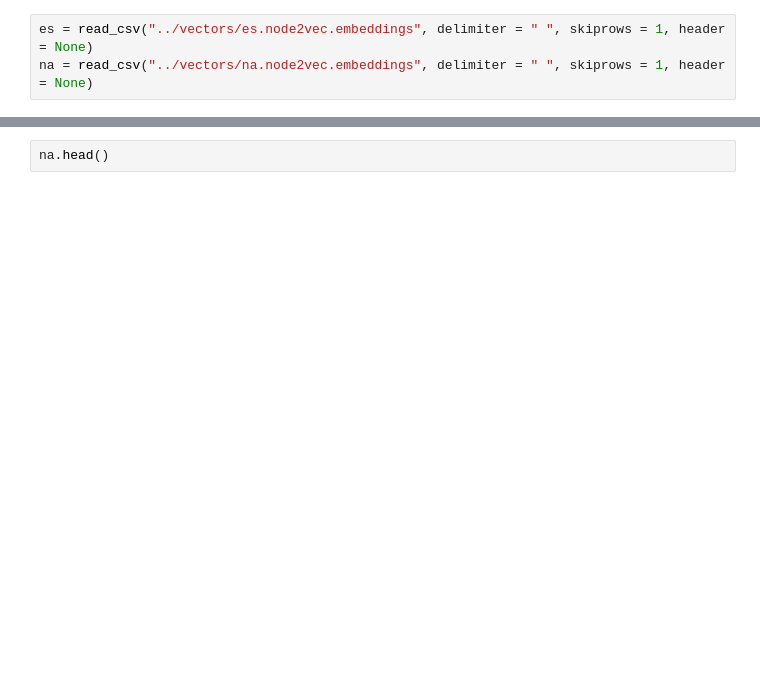
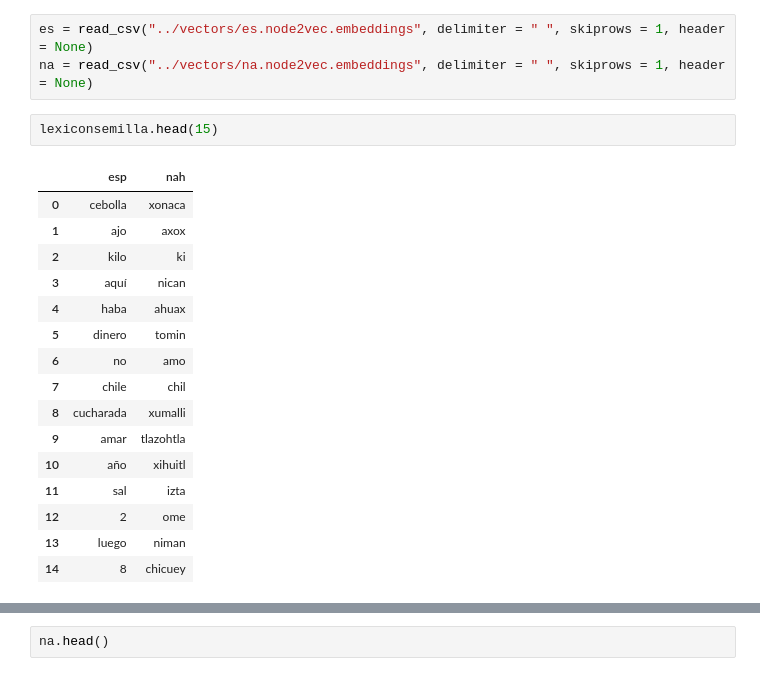
Before and after one commit to jolivaresc/TSTL, a Jupyter notebook: prototypes/Prototype.ipynb, the cells around one changed output, grey strips where cells are left out. Saved outputs shown, nothing was run; the diff lists cells and outputs as text; blank space fills up the shorter version.

```diff
--- a/prototypes/Prototype.ipynb
+++ b/prototypes/Prototype.ipynb
@@ -15,4 +44,23 @@ set_option('precision', 18)
 # %%
 es = read_csv("../vectors/es.node2vec.embeddings", delimiter = " ", skiprows = 1, header = None)
 na = read_csv("../vectors/na.node2vec.embeddings", delimiter = " ", skiprows = 1, header = None)
+# %%
+lexiconsemilla.head(15)
+# %% [output]
+|  | esp | nah |
+| 0 | cebolla | xonaca |
+| 1 | ajo | axox |
+| 2 | kilo | ki |
+| 3 | aquí | nican |
+| 4 | haba | ahuax |
+| 5 | dinero | tomin |
+| 6 | no | amo |
+| 7 | chile | chil |
+| 8 | cucharada | xumalli |
+| 9 | amar | tlazohtla |
+| 10 | año | xihuitl |
+| 11 | sal | izta |
+| 12 | 2 | ome |
+| 13 | luego | niman |
+| 14 | 8 | chicuey |
 # %%
```
Also changed, not shown: parts of 12 cells of this notebook.
